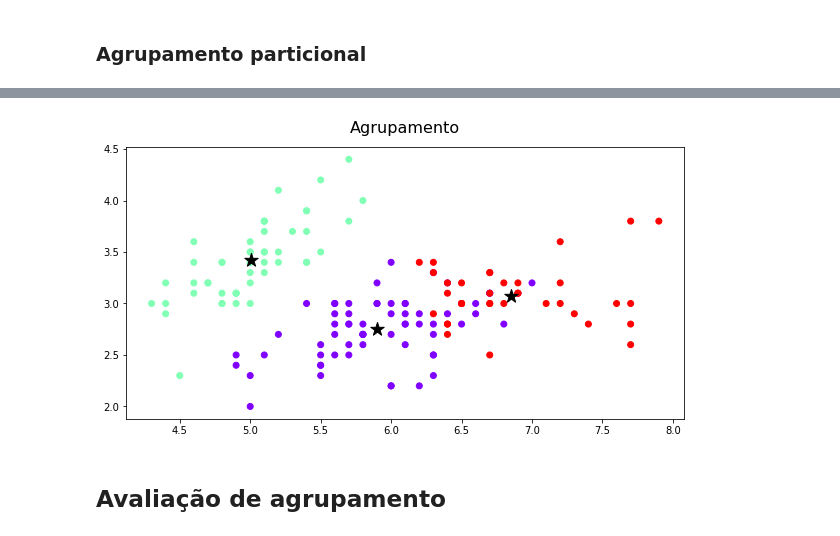
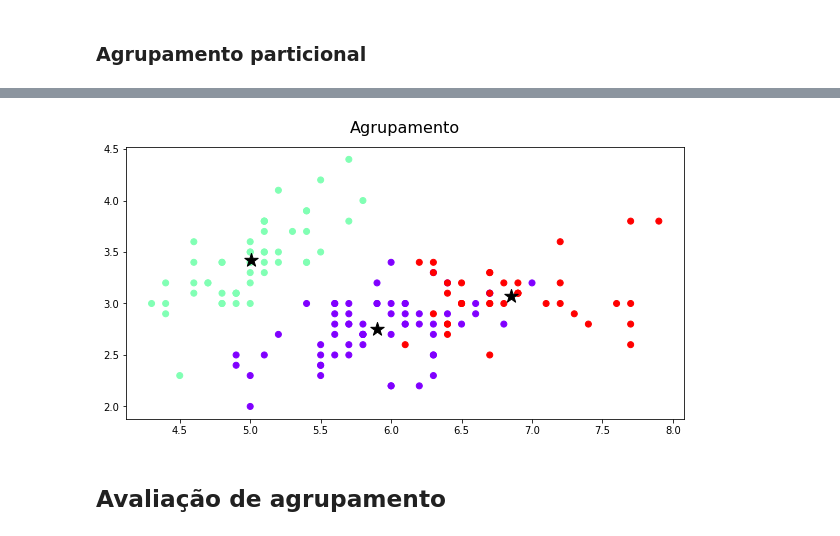
Before and after one commit to LilianeAquino/introducao_mineracao_de_dados, a Jupyter notebook: 04_analise_de_grupos.ipynb, the cells around one changed output, grey strips where cells are left out. Cells and saved outputs as stored; diff of their text form; code cells hidden in the pictures.

```diff
--- a/04_analise_de_grupos.ipynb
+++ b/04_analise_de_grupos.ipynb
@@ -139,11 +140,11 @@ array([0, 0, 0, 0, 0, 0, 0, 0, 0, 0, 0, 0, 0, 0, 0, 0, 0, 0, 0, 0, 0, 0,
 # %%
 plt.figure(figsize=(10, 5))
 plt.title('Agrupamento', fontsize=16, y=1.03)
-plt.scatter(dados_copy[:, 0], dados_copy[:, 1], c=cluster.labels_, cmap='rainbow')
+plt.scatter(dados_copy[:, 0], dados_copy[:, 1], c=kmeans.labels_, cmap='rainbow')
 plt.scatter(kmeans.cluster_centers_[:, 0], kmeans.cluster_centers_[:, 1], s=200, c='k', marker='*')
 plt.show()
 # %% [output]
-[figure, old version]
+[figure, new version]
 # %% [markdown]
 ## Avaliação de agrupamento
 # %%
```
Also changed, not shown: parts of 13 cells of this notebook.
